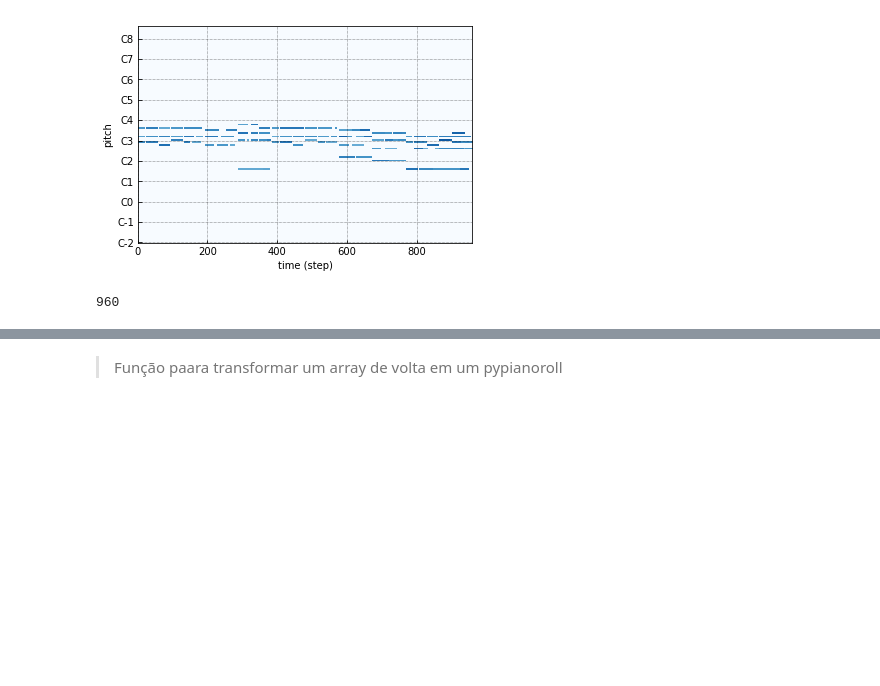
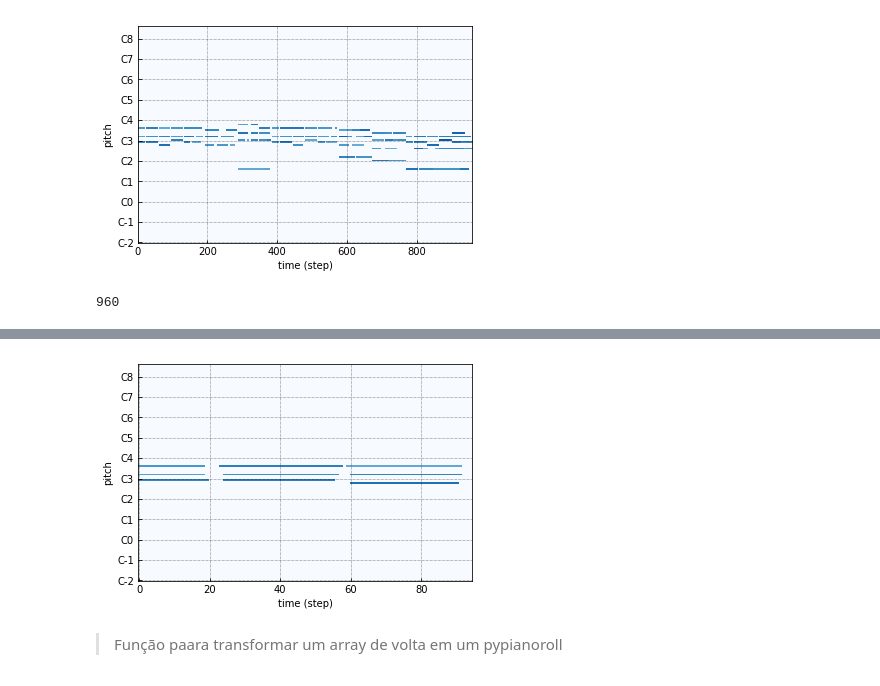
Before and after one commit to GabrielValeRios/GuitarGenerator, a Jupyter notebook: Projeto_Final_Demo.ipynb, the cells around one changed output, grey strips where cells are left out. Saved outputs shown, nothing was run; the diff lists cells and outputs as text; code cells hidden in the pictures; blank space fills up the shorter version.

```diff
--- a/Projeto_Final_Demo.ipynb
+++ b/Projeto_Final_Demo.ipynb
@@ -91,3 +85,11 @@ for track in guitar_tracks:
+# %%
+track = Track(pianoroll = compasses_array[6][0], program=0, is_drum=False,
+              name=' ')
+
+fig = track.plot()
+plt.show()
+# %% [output]
+[figure, added]
 # %% [markdown]
 > Função paara transformar um array de volta em um pypianoroll
 # %%
```
Also changed, not shown: parts of 8 cells of this notebook.
